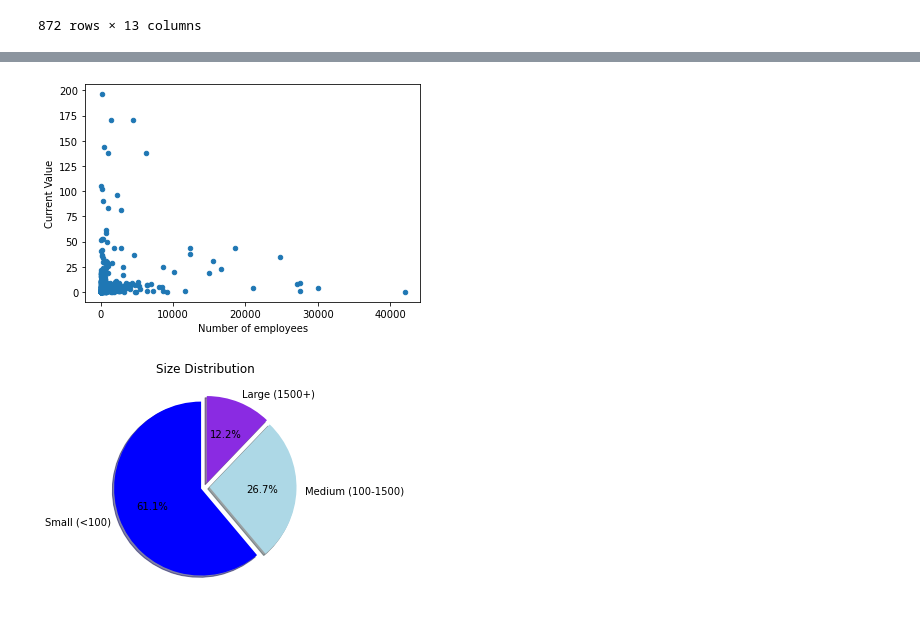
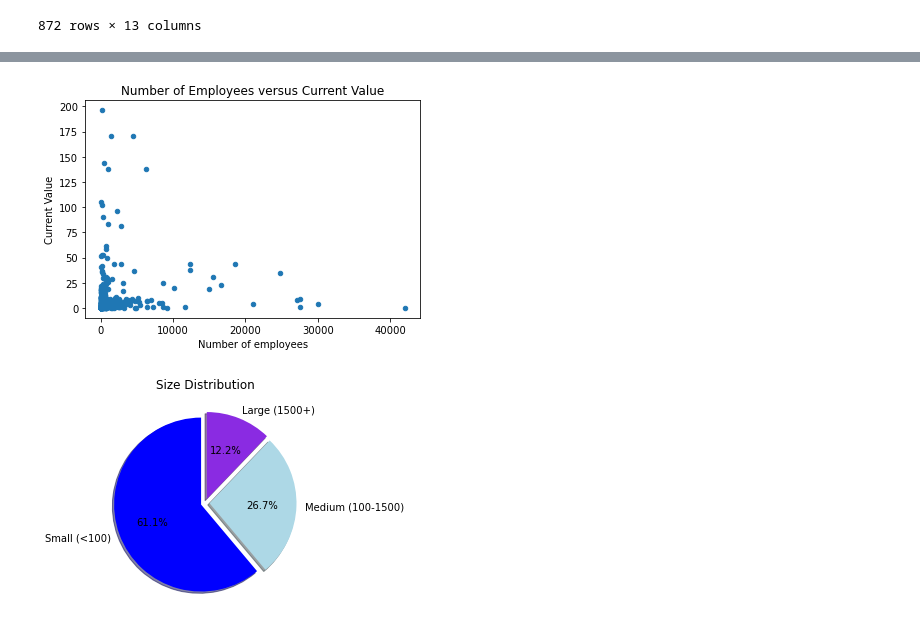
Before and after one commit to ClareSpecht/Project1_Room6, a Jupyter notebook: data_analysis.ipynb, the cells around one changed output, grey strips where cells are left out. Saved outputs shown, nothing was run; the diff lists cells and outputs as text; code cells hidden in the pictures.

Commit message:
Adding New Charts

```diff
--- a/data_analysis.ipynb
+++ b/data_analysis.ipynb
@@ -310,20 +314,20 @@ usonly.to_csv("usonly_data.csv",
 # %%
 #Scatter Plot by Numbers of Employees versus Valuation
 usonly["Number of employees"] = pd.to_numeric(usonly["Number of employees"])
 
 #for amount in range(len(usonly)):
 #    if usonly["Current"][amount][0] in (["$"]):
 #        usonly["Current"] = usonly["Current"].str.slice(start=1)
 
 usonly["Current"] = pd.to_numeric(usonly["Current"])
-valuation = usonly.plot(kind="scatter", x="Number of employees", y="Current")
+valuation = usonly.plot(kind="scatter", x="Number of employees", y="Current", title="Number of Employees versus Current Value")
 valuation.set_ylabel('Current Value')
 
 plt.savefig("Images/ValueperSize.png")
 
 plt.show()
 # %% [output]
-[figure, old version]
+[figure, new version]
 # %%
 #Pie Chart by size, bin sizes
 bins = [0, 100, 1500, 1000000000000000]
```
Also changed, not shown: parts of 1 cell of this notebook, 2 other files.
